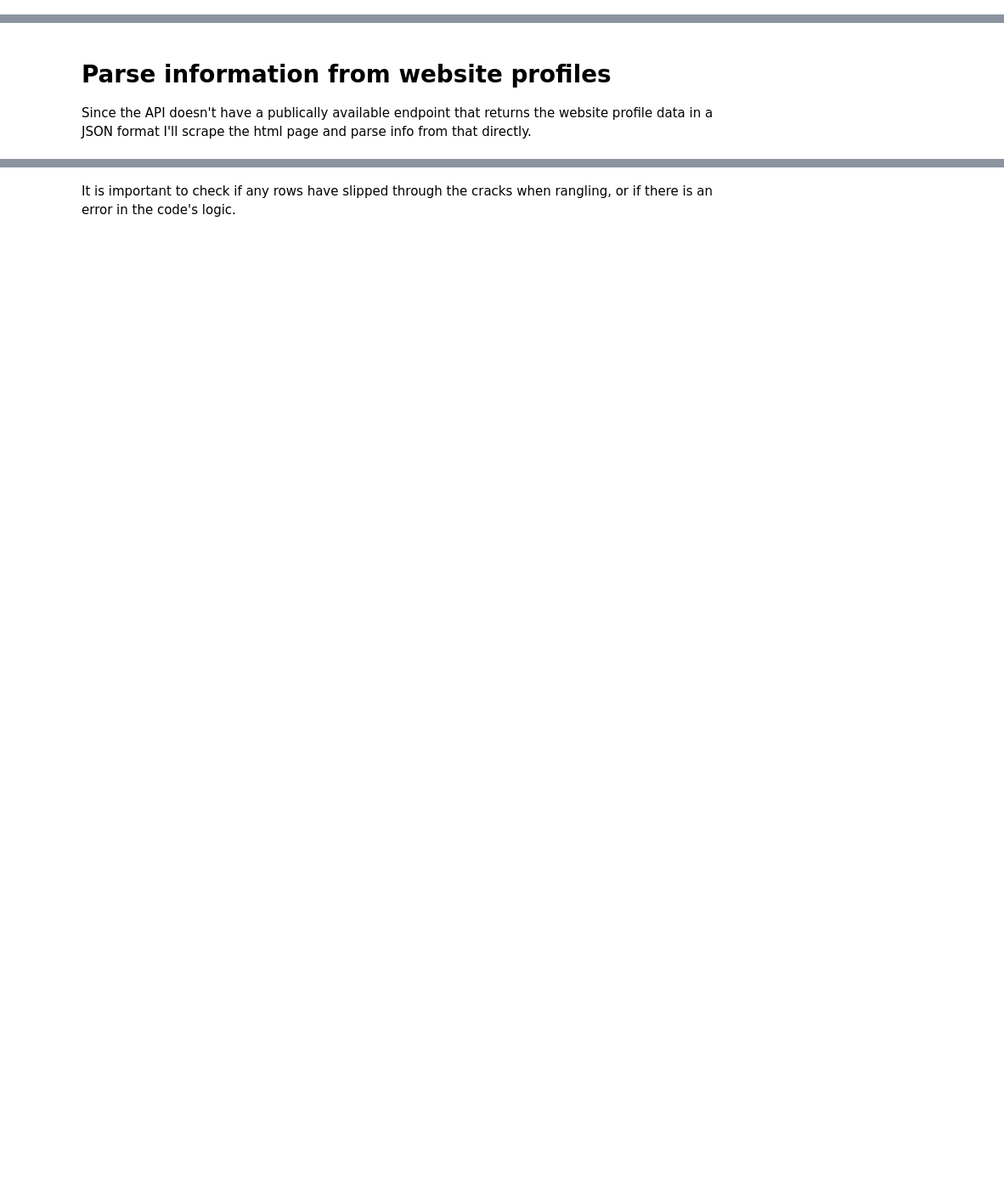
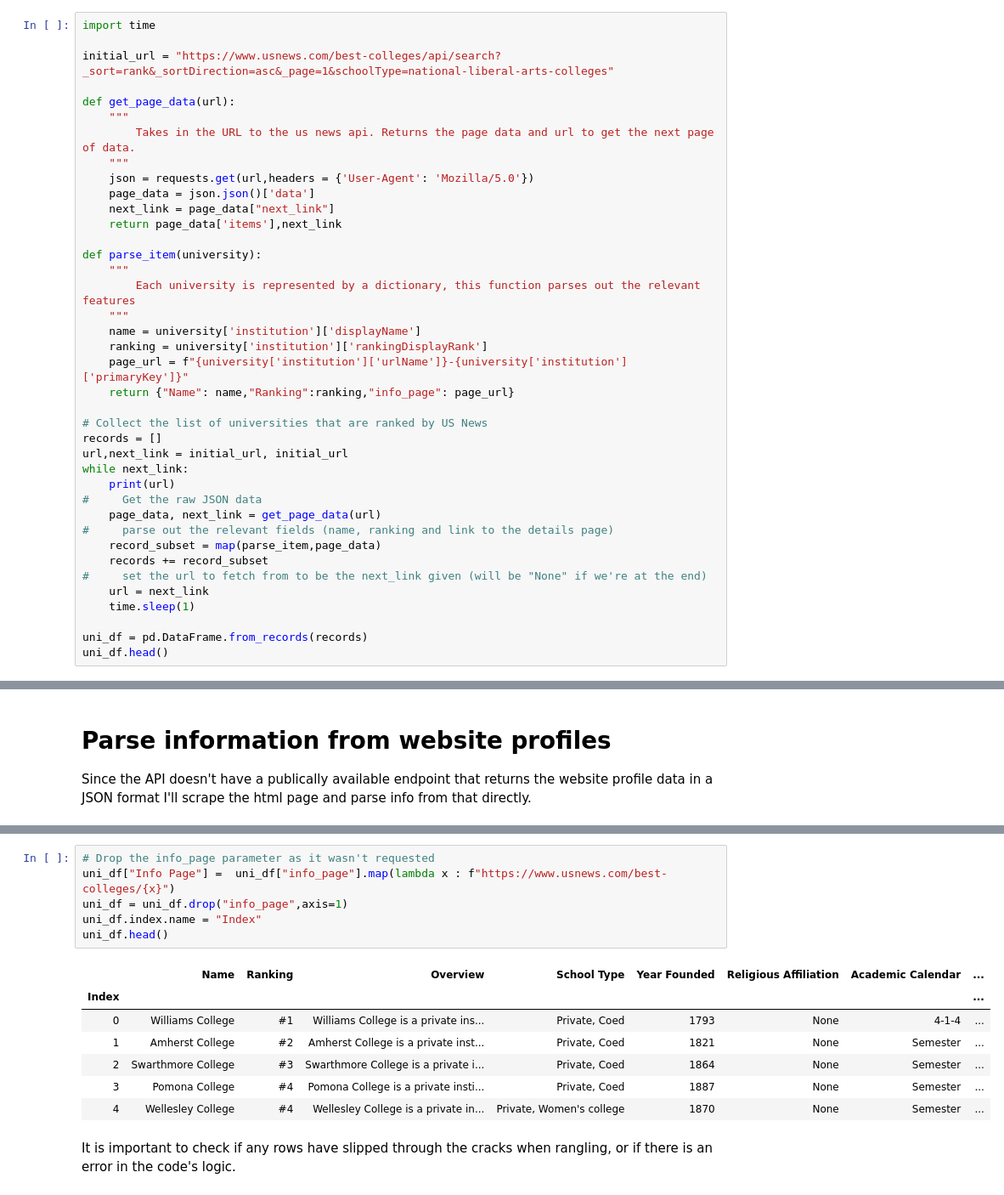
Before and after one commit to cameron-raymond/princeton-National_Liberal_Arts_Colleges, a Jupyter notebook: National_Liberal_Arts_Colleges.ipynb, the cells around one changed output, grey strips where cells are left out. Shown: that part at 85% size. Saved outputs shown, nothing was run; the diff lists cells and outputs as text; blank space fills up the shorter version.

```diff
--- a/National_Liberal_Arts_Colleges.ipynb
+++ b/National_Liberal_Arts_Colleges.ipynb
@@ -62,0 +21,39 @@ uni_df
+# %%
+import time
+
+initial_url = "https://www.usnews.com/best-colleges/api/search?_sort=rank&_sortDirection=asc&_page=1&schoolType=national-liberal-arts-colleges"
+
+def get_page_data(url):
+    """
+        Takes in the URL to the us news api. Returns the page data and url to get the next page of data.
+    """
+    json = requests.get(url,headers = {'User-Agent': 'Mozilla/5.0'})
+    page_data = json.json()['data']
+    next_link = page_data["next_link"]
+    return page_data['items'],next_link
+
+def parse_item(university):
+    """
+        Each university is represented by a dictionary, this function parses out the relevant features
+    """
+    name = university['institution']['displayName']
+    ranking = university['institution']['rankingDisplayRank']
+    page_url = f"{university['institution']['urlName']}-{university['institution']['primaryKey']}"
+    return {"Name": name,"Ranking":ranking,"info_page": page_url}
+
+# Collect the list of universities that are ranked by US News
+records = []
+url,next_link = initial_url, initial_url
+while next_link:
+    print(url)
+#     Get the raw JSON data
+    page_data, next_link = get_page_data(url)
+#     parse out the relevant fields (name, ranking and link to the details page)
+    record_subset = map(parse_item,page_data)
+    records += record_subset
+#     set the url to fetch from to be the next_link given (will be "None" if we're at the end)
+    url = next_link
+    time.sleep(1)
+
+uni_df = pd.DataFrame.from_records(records)
+uni_df.head()
@@ -169,3 +163,17 @@ uni_df.head()
+# %%
+# Drop the info_page parameter as it wasn't requested
+uni_df["Info Page"] =  uni_df["info_page"].map(lambda x : f"https://www.usnews.com/best-colleges/{x}")
+uni_df = uni_df.drop("info_page",axis=1)
+uni_df.index.name = "Index"
+uni_df.head()
+# %% [output]
+|  | Name | Ranking | Overview | School Type | Year Founded | Religious Affiliation | Academic Calendar | ... |
+| Index |  |  |  |  |  |  |  | ... |
+| 0 | Williams College | #1 | Williams College is a private ins... | Private, Coed | 1793 | None | 4-1-4 | ... |
+| 1 | Amherst College | #2 | Amherst College is a private inst... | Private, Coed | 1821 | None | Semester | ... |
+| 2 | Swarthmore College | #3 | Swarthmore College is a private i... | Private, Coed | 1864 | None | Semester | ... |
+| 3 | Pomona College | #4 | Pomona College is a private insti... | Private, Coed | 1887 | None | Semester | ... |
+| 4 | Wellesley College | #4 | Wellesley College is a private in... | Private, Women's college | 1870 | None | Semester | ... |
 # %% [markdown]
 It is important to check if any rows have slipped through the cracks when rangling, or if there is an error in the code's logic.
 # %%
```
Also changed, not shown: parts of 9 cells of this notebook, 4 other files.
